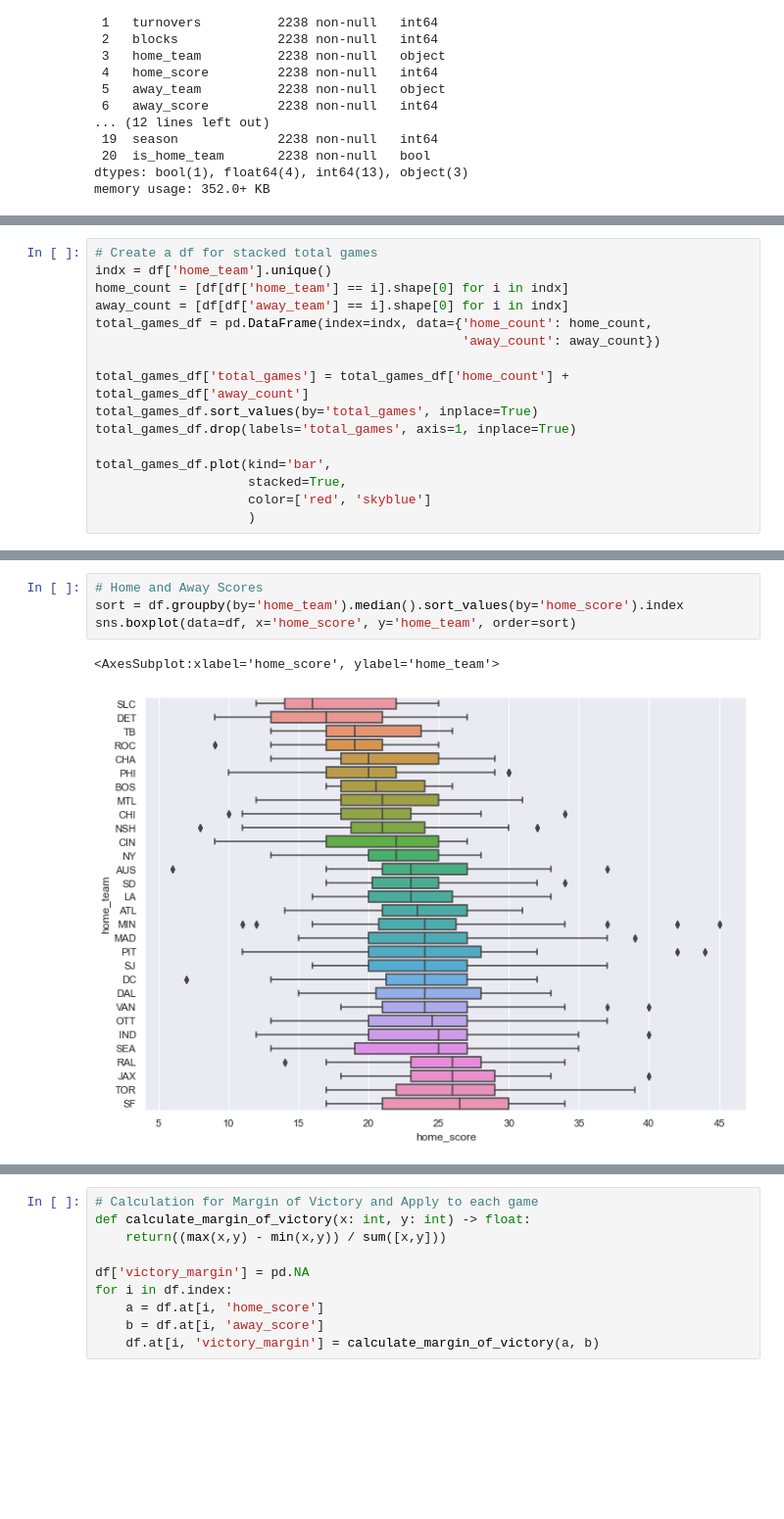
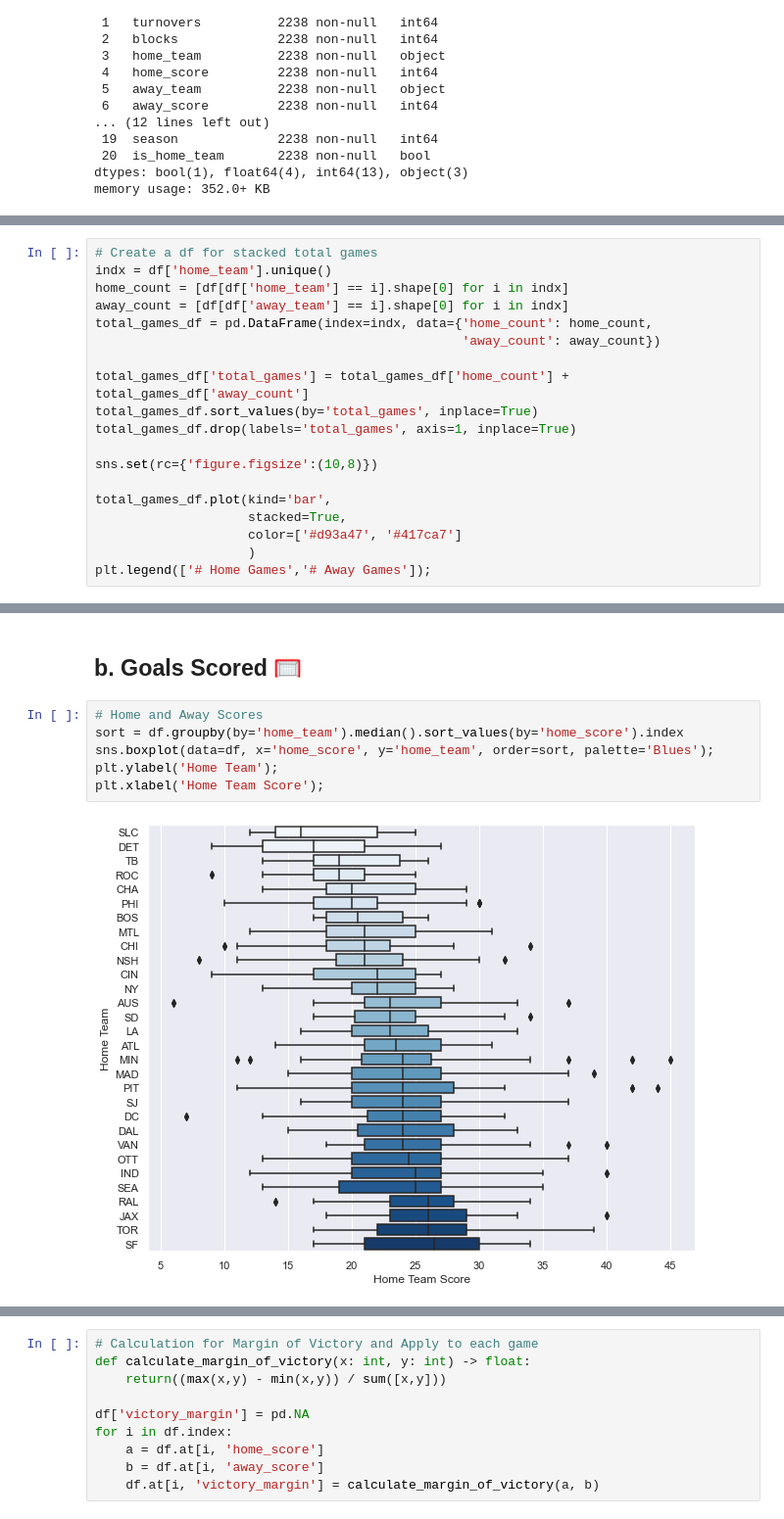
Before and after one commit to g-lorenzo/audl_ds, a Jupyter notebook: P1 - Home Field Advantage.ipynb, the cells around one changed output, grey strips where cells are left out. Shown: that part at 98% size. Cells and saved outputs as stored; diff of their text form; blank space fills up the shorter version.

```diff
--- a/P1 - Home Field Advantage.ipynb
+++ b/P1 - Home Field Advantage.ipynb
@@ -82,8 +100,11 @@ total_games_df['total_games'] = total_games_df['home_count'] + total_games_df['a
 total_games_df.sort_values(by='total_games', inplace=True)
 total_games_df.drop(labels='total_games', axis=1, inplace=True)
 
+sns.set(rc={'figure.figsize':(10,8)})
+
 total_games_df.plot(kind='bar',
                     stacked=True,
-                    color=['red', 'skyblue']
+                    color=['#d93a47', '#417ca7']
                     )
+plt.legend(['# Home Games','# Away Games']);
 # %% [output]
@@ -92,9 +112,12 @@ total_games_df.plot(kind='bar',
+# %% [markdown]
+## <a class="anchor" id="link2b">b. Goals Scored 🥅</a>
 # %%
 # Home and Away Scores
 sort = df.groupby(by='home_team').median().sort_values(by='home_score').index
-sns.boxplot(data=df, x='home_score', y='home_team', order=sort)
+sns.boxplot(data=df, x='home_score', y='home_team', order=sort, palette='Blues');
+plt.ylabel('Home Team');
+plt.xlabel('Home Team Score');
 # %% [output]
-<AxesSubplot:xlabel='home_score', ylabel='home_team'>
-[figure, old version]
+[figure, new version]
 # %%
 sort = df.groupby(by='away_team').median().sort_values(by='away_score').index
```
Also changed, not shown: parts of 34 cells of this notebook.
